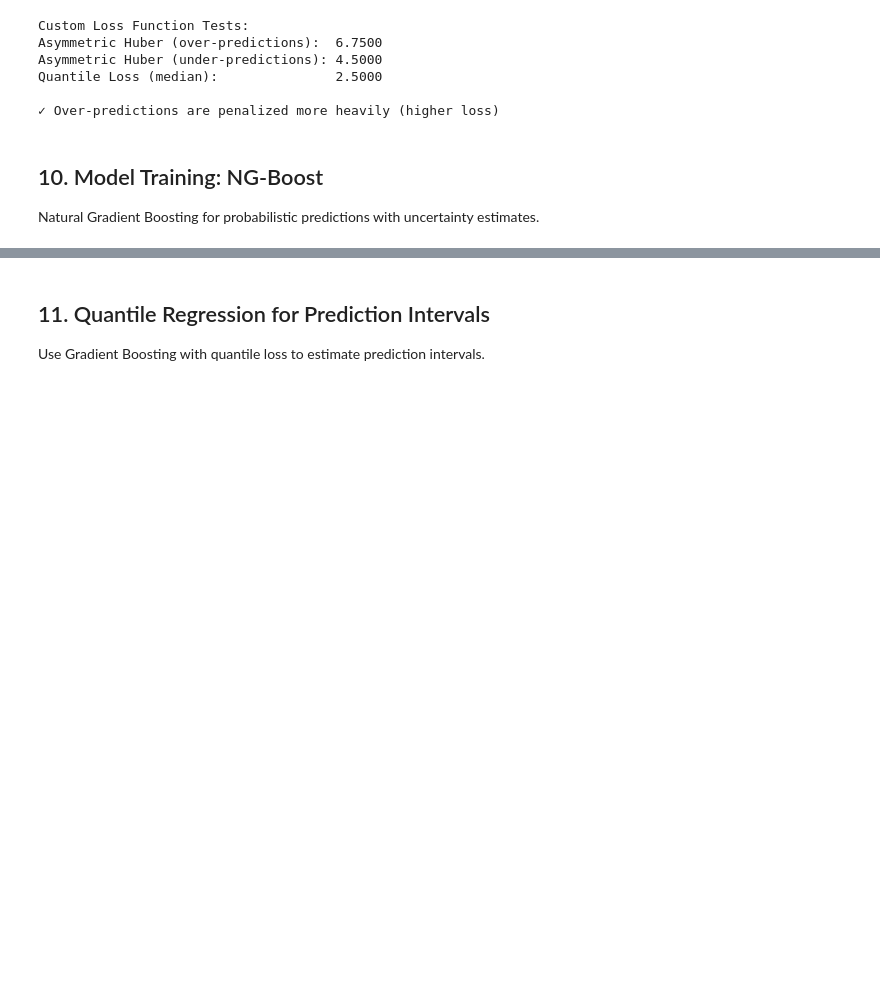
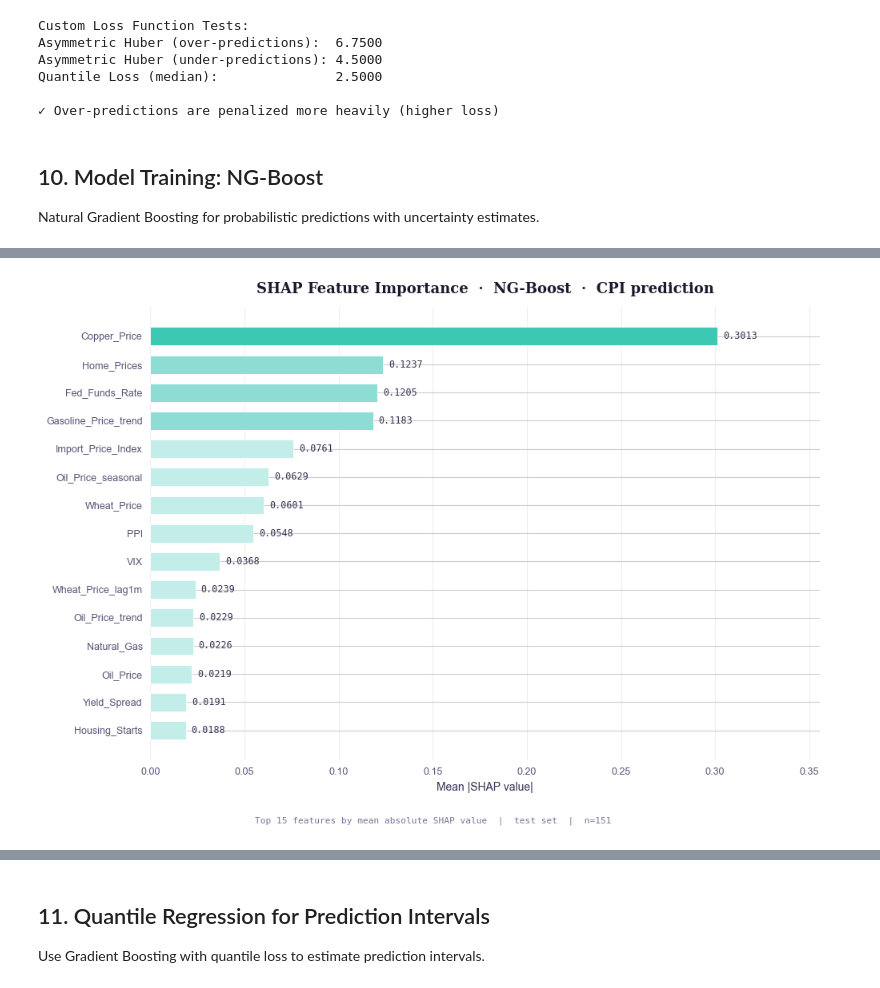
Before and after one commit to anfasahammed/cpi-nowcasting, a Jupyter notebook: Enhanced_Inflation_Nowcasting_Analysis.ipynb, the cells around one changed output, grey strips where cells are left out. Cells and saved outputs as stored; diff of their text form; code cells hidden in the pictures; blank space fills up the shorter version.

```diff
--- a/Enhanced_Inflation_Nowcasting_Analysis.ipynb
+++ b/Enhanced_Inflation_Nowcasting_Analysis.ipynb
@@ -546,0 +882,89 @@ NG-Boost Results:
+# %%
+!pip install shap --quiet
+import shap
+import numpy as np
+import matplotlib.pyplot as plt
+
+# ── compute SHAP values on test set ──────────────────────────────────────────
+explainer   = shap.TreeExplainer(ngb)
+shap_values = explainer.shap_values(X_test_s)
+
+# NGBoost returns list [loc_shap, scale_shap] — take loc (mean prediction)
+if isinstance(shap_values, list):
+    shap_vals = shap_values[0]
+else:
+    shap_vals = shap_values
+
+# ── get feature names ─────────────────────────────────────────────────────────
+feature_cols = [c for c in full_df.columns if c not in [
+    'CPI', 'CPI_change', 'CPI_change_lag1m',
+    'year_month', 'regime',
+    'CPI_trend', 'CPI_seasonal', 'CPI_resid',
+    'CPI_lag1m', 'CPI_lag2m'
+]]
+
+# ── mean absolute SHAP per feature ────────────────────────────────────────────
+mean_shap  = np.abs(shap_vals).mean(axis=0)
+sorted_idx = np.argsort(mean_shap)
+top_n      = 15
+idx        = sorted_idx[-top_n:]
+
+feat_names = np.array(feature_cols)[idx]
+feat_vals  = mean_shap[idx]
+
+# ── plot ──────────────────────────────────────────────────────────────────────
+fig, ax = plt.subplots(figsize=(10, 7))
+fig.patch.set_facecolor('#ffffff')
+ax.set_facecolor('#ffffff')
+
+colors = ['#3dc8b4' if v >= feat_vals.max() * 0.6
+          else '#8eddd4' if v >= feat_vals.max() * 0.3
+          else '#c2ede9' for v in feat_vals]
+
+bars = ax.barh(feat_names, feat_vals, color=colors,
+               edgecolor='white', linewidth=0.6, height=0.65)
+
+# value annotations
+for bar, val in zip(bars, feat_vals):
+    ax.text(val + feat_vals.max() * 0.01, bar.get_y() + bar.get_height() / 2,
+            f'{val:.4f}', va='center', fontsize=8.5,
+            color='#333355', fontfamily='monospace')
+
+ax.set_xlabel('Mean |SHAP value|', fontsize=10, color='#333355')
+ax.set_title('SHAP Feature Importance  ·  NG-Boost  ·  CPI prediction',
+             fontsize=13, fontweight='semibold',
+             color='#1a1a2e', fontfamily='serif', pad=12)
+fig.text(0.5, 0.01,
+         f'Top {top_n} features by mean absolute SHAP value  |  test set  |  n={X_test_s.shape[0]}',
+         ha='center', fontsize=8, color='#777799', fontfamily='monospace')
+
+for spine in ax.spines.values():
+    spine.set_visible(False)
+ax.grid(True, axis='x', color='#eeeeee', linewidth=0.8)
+ax.tick_params(colors='#555577', labelsize=9)
+ax.set_xlim(0, feat_vals.max() * 1.18)
+
+plt.tight_layout(rect=[0, 0.04, 1, 1])
+plt.savefig('shap_importance.png', dpi=180, bbox_inches='tight', facecolor='white')
+plt.show()
+
+# ── beeswarm summary plot (bonus) ─────────────────────────────────────────────
+shap_exp = shap.Explanation(
+    values     = shap_vals[:, sorted_idx[-top_n:]],
+    base_values= explainer.expected_value[0] if isinstance(explainer.expected_value, list)
+                 else explainer.expected_value,
+    data       = X_test_s[:, sorted_idx[-top_n:]],
+    feature_names = feat_names.tolist()
+)
+
+fig2, ax2 = plt.subplots(figsize=(10, 7))
+fig2.patch.set_facecolor('#ffffff')
+shap.plots.beeswarm(shap_exp, show=False, max_display=top_n)
+plt.title('SHAP Beeswarm  ·  NG-Boost  ·  CPI prediction',
+          fontsize=13, fontweight='semibold',
+          color='#1a1a2e', fontfamily='serif', pad=12)
+plt.tight_layout()
+plt.savefig('shap_beeswarm.png', dpi=180, bbox_inches='tight', facecolor='white')
+plt.show()
+# %% [output]
+[figure, added]
```
Also changed, not shown: parts of 13 cells of this notebook, 12 other files.
